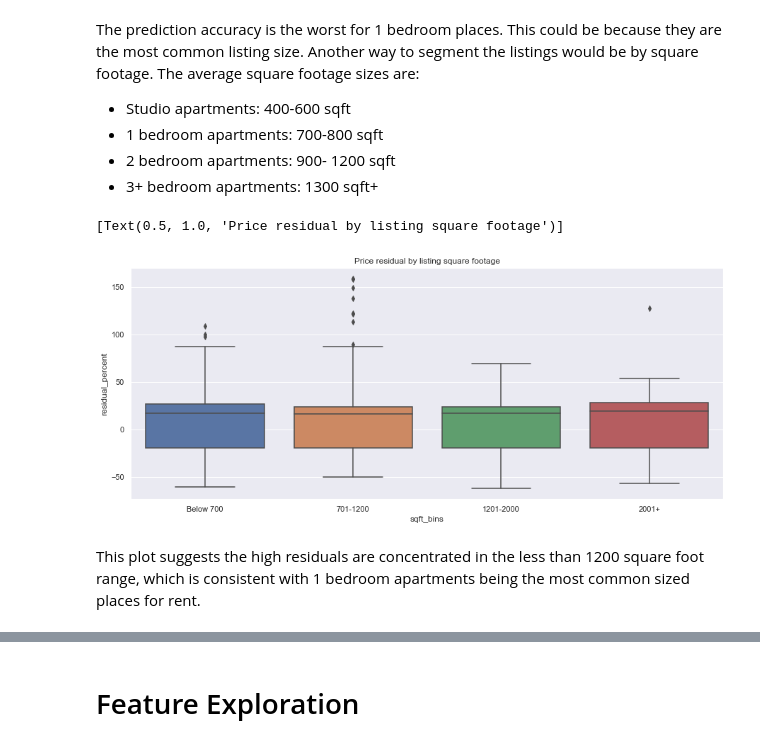
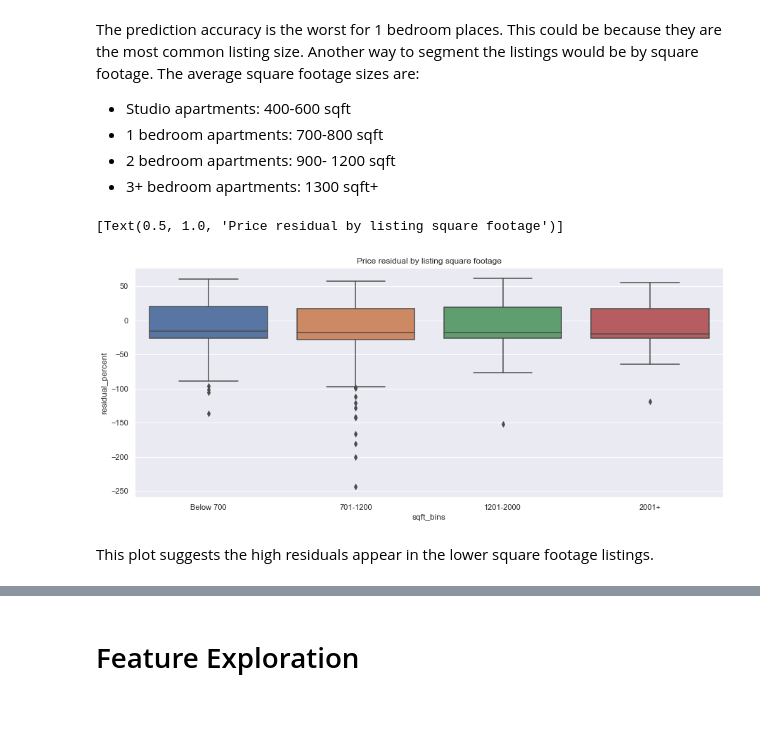
Before and after one commit to melissavhan/Craigslist-Rent-Prediction, a Jupyter notebook: notebooks/Craigslist_Preprocessing_Modeling_combined.ipynb, the cells around one changed output, grey strips where cells are left out. Drawn from its saved outputs; the diff is of its cells as text; code cells hidden in the pictures; blank space fills up the shorter version.

```diff
--- a/notebooks/Craigslist_Preprocessing_Modeling_combined.ipynb
+++ b/notebooks/Craigslist_Preprocessing_Modeling_combined.ipynb
@@ -437,8 +360,0 @@ y_pred_sgd = sgd.predict(X_test)
-# %%
-residuals_as_prices = y_pred_sgd - y_test
-# Plot test set with missing sqft that was imputed
-sns.set(rc={"figure.figsize":(15, 6)})
-s = sns.histplot(residuals_as_prices)
-plt.ylabel('Density')
-plt.xlabel('Residual $')
-plt.title('Residual Density for Linear Regression in dollar amount')
@@ -460,0 +481,11 @@ Let's look into the proportions of residual distribution. Define a low residual
+# %%
+# Stochastic gradient descent
+
+param_grid = {
+    'alpha': [0.0001, 0.001, 0.01, 0.1, 0.25, 0.5, 0.75, 1, 1.25],
+    'max_iter': [500,1000,1500]
+}
+
+sgd = train_model(SGDRegressor(penalty='elasticnet'), param_grid, 5, 'neg_mean_absolute_percentage_error', X_train, y_train)
+metrics_dict_sgd = evaluate_model(model, X_test, y_test)
+y_pred_sgd = model.predict(X_test)
@@ -461,5 +510,5 @@ Let's look into the proportions of residual distribution. Define a low residual
 # %%
-# Take a closer look at why the data with high residuals
+# Define low, med, high residuals
 X_test_size = X_test.shape[0]
 
 low_residual = 100
@@ -470,6 +519,7 @@ high_residual = 1000
 low_residual_percent = 0.15
 
 # Residual = predicted - actual list price
-residual = pd.DataFrame(y_pred_sgd - y_test)
+residual = pd.DataFrame(y_test - y_pred_sgd)
 
 residual.rename(columns = {'listing_price':'price_residual'}, inplace = True)
+residual
@@ -495,7 +543,7 @@ residual['listing_price'] = y_test
 residual['residual_percent'] = residual['price_residual']/residual['listing_price']
 residual['residual_category'] = np.where(np.abs(residual['residual_percent'])<low_residual_percent, 'Within_15_percent', 'More_than_15_percent')
 # Drop duplicated index
-residual = residual.groupby(residual.index).first()
+# residual = residual.groupby(residual.index).first()
 residual
 # %% [output]
 |  | price_residual | listing_price | residual_percent | residual_category |
@@ -620,14 +679,15 @@ The prediction accuracy is the worst for 1 bedroom places. This could be because
 * 3+ bedroom apartments: 1300 sqft+
 # %%
 # Plot the residuals on a boxplot, grouped by bins of square footage values
-
-residuals_df['sqft_bins'] = pd.cut(residuals_df['listing_sqft'], bins=[0, 700, 1200, 2000, float('Inf')], labels=['Below 700', '701-1200','1201-2000','2001+'])
+bins = [0, 700, 1200, 2000, float('Inf')]
+bin_labels = ['Below 700','701-1200','1201-2000','2001+']
+residuals_df['sqft_bins'] = pd.cut(residuals_df['listing_sqft'], bins=bins, labels=bin_labels)
 sns.boxplot(data=residuals_df, y ='residual_percent',x='sqft_bins').set(title='Price residual by listing square footage')
 # %% [output]
 [Text(0.5, 1.0, 'Price residual by listing square footage')]
-[figure, old version]
+[figure, new version]
-# %% [markdown]
-This plot suggests the high residuals are concentrated in the less than 1200 square foot range, which is consistent with 1 bedroom apartments being the most common sized places for rent.
+# %% [markdown]
+This plot suggests the high residuals appear in the lower square footage listings.
 # %%
 # Look at residuals greater than 50%
 residuals_50 = residuals_df[(residuals_df['residual_percent'] > 0.5) | (residuals_df['residual_percent'] < -0.5)]
```
Also changed, not shown: parts of 103 cells of this notebook.
